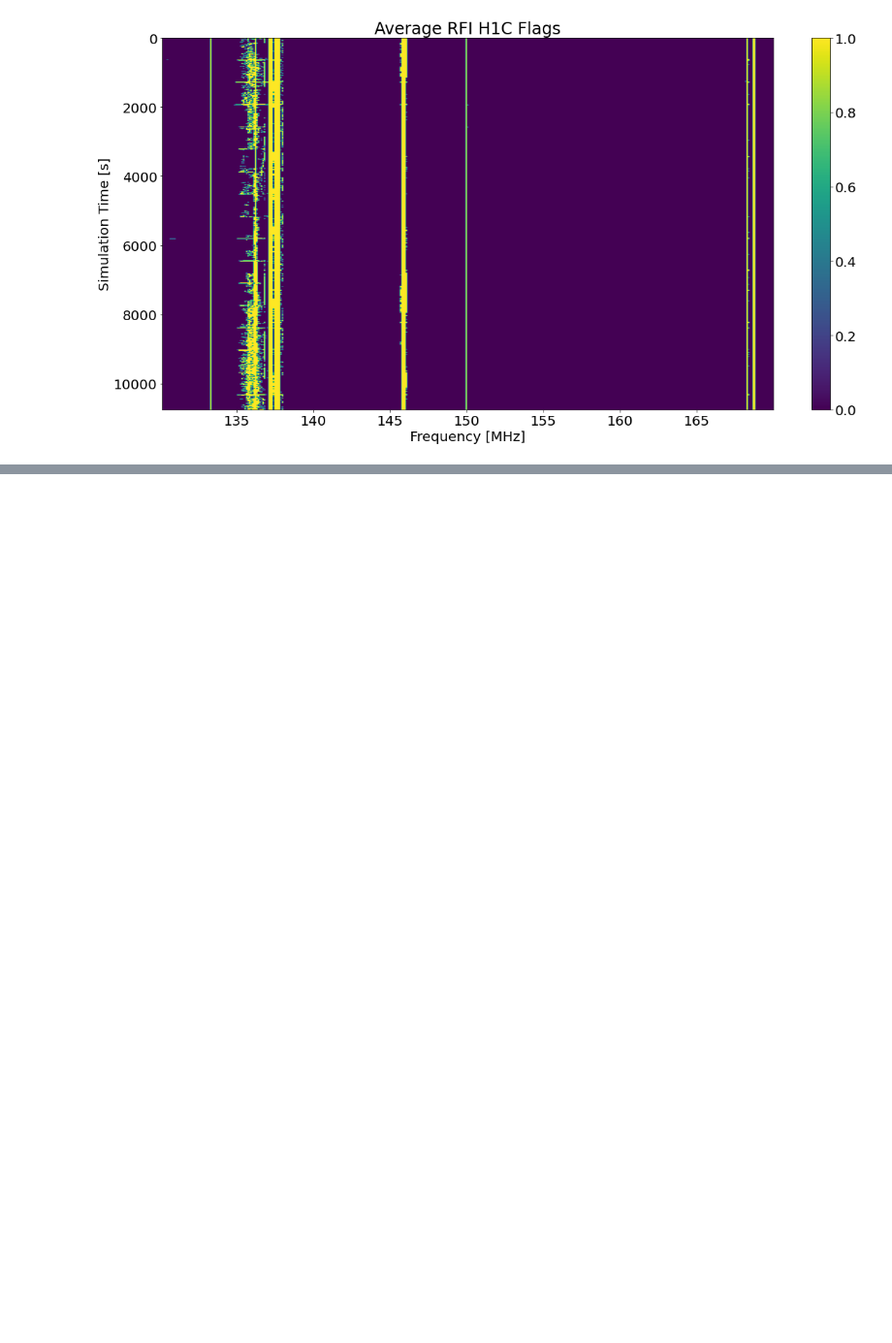
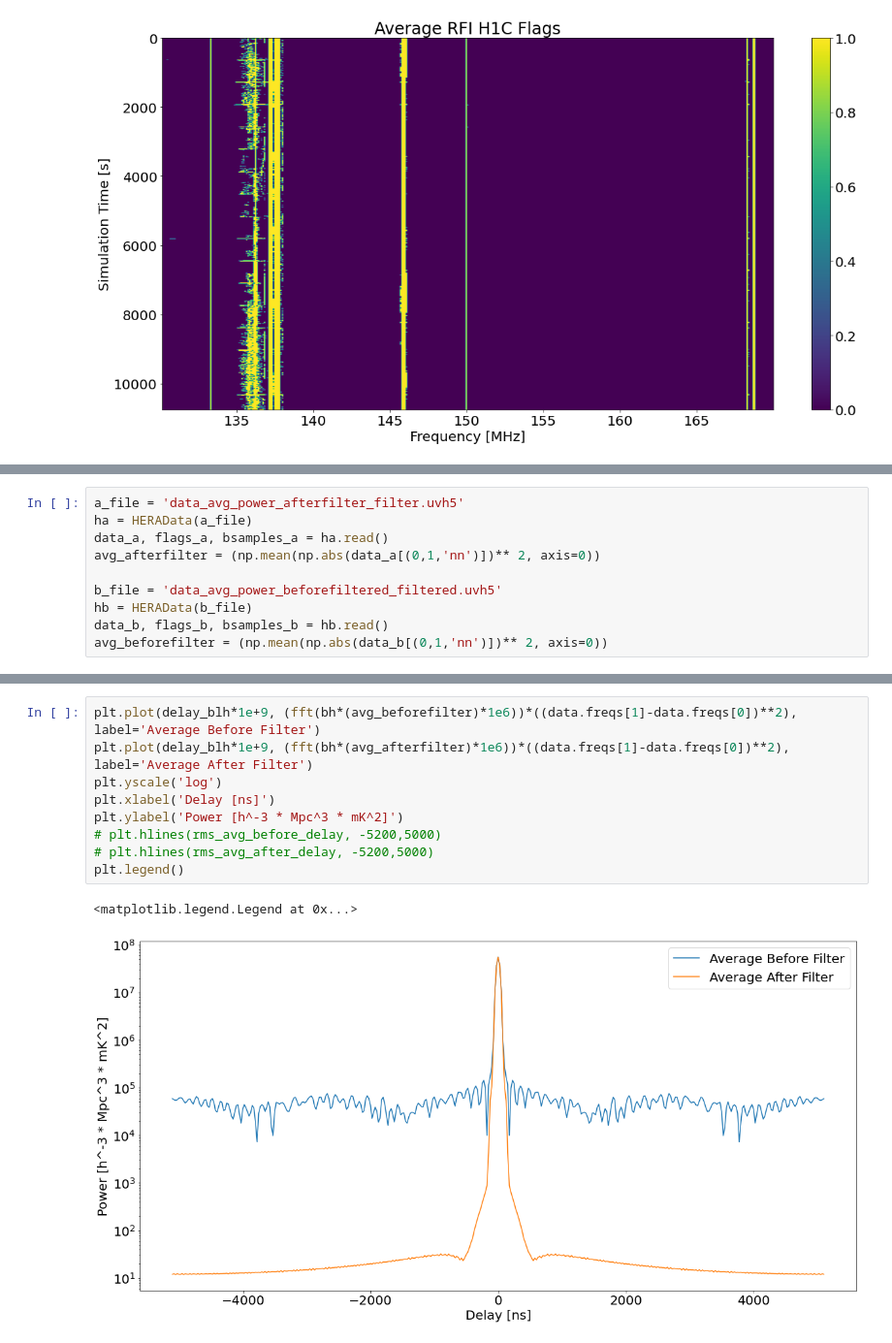
Before and after one commit to kian466/HERA_Calibration, a Jupyter notebook: HERA_CLEAN.ipynb, the cells around one changed output, grey strips where cells are left out. Shown at 97% size. Cells and saved outputs as stored; diff of their text form; blank space fills up the shorter version.

```diff
--- a/HERA_CLEAN.ipynb
+++ b/HERA_CLEAN.ipynb
@@ -284,0 +485,10 @@ Mean of empty slice
+# %%
+a_file = 'data_avg_power_afterfilter_filter.uvh5'
+ha = HERAData(a_file)
+data_a, flags_a, bsamples_a = ha.read()
+avg_afterfilter = (np.mean(np.abs(data_a[(0,1,'nn')])** 2, axis=0))
+
+b_file = 'data_avg_power_beforefiltered_filtered.uvh5'
+hb = HERAData(b_file)
+data_b, flags_b, bsamples_b = hb.read()
+avg_beforefilter = (np.mean(np.abs(data_b[(0,1,'nn')])** 2, axis=0))
@@ -284,0 +517,12 @@ Mean of empty slice
+# %%
+plt.plot(delay_blh*1e+9, (fft(bh*(avg_beforefilter)*1e6))*((data.freqs[1]-data.freqs[0])**2), label='Average Before Filter')
+plt.plot(delay_blh*1e+9, (fft(bh*(avg_afterfilter)*1e6))*((data.freqs[1]-data.freqs[0])**2), label='Average After Filter')
+plt.yscale('log')
+plt.xlabel('Delay [ns]')
+plt.ylabel('Power [h^-3 * Mpc^3 * mK^2]')
+# plt.hlines(rms_avg_before_delay, -5200,5000)
+# plt.hlines(rms_avg_after_delay, -5200,5000)
+plt.legend()
+# %% [output]
+<matplotlib.legend.Legend at 0x...>
+[figure, added]
```
Also changed, not shown: parts of 19 cells of this notebook.
